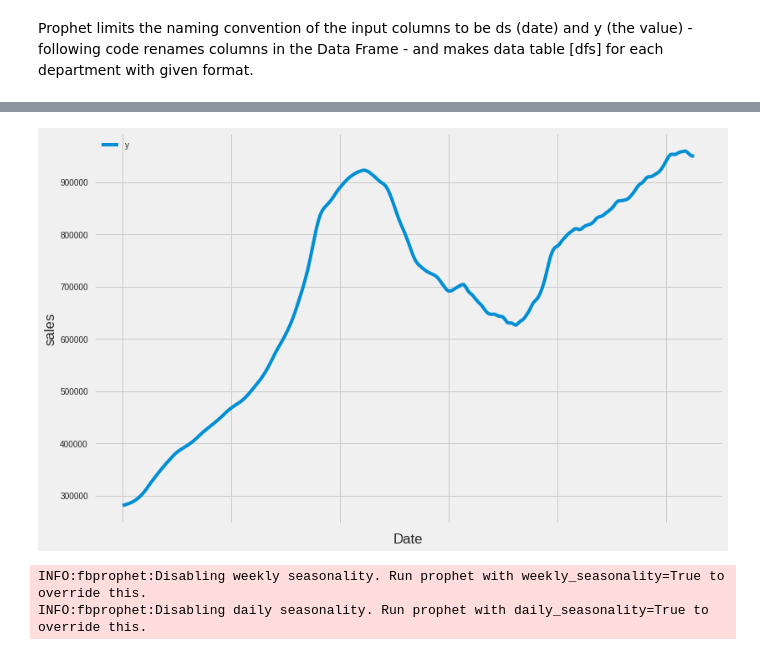
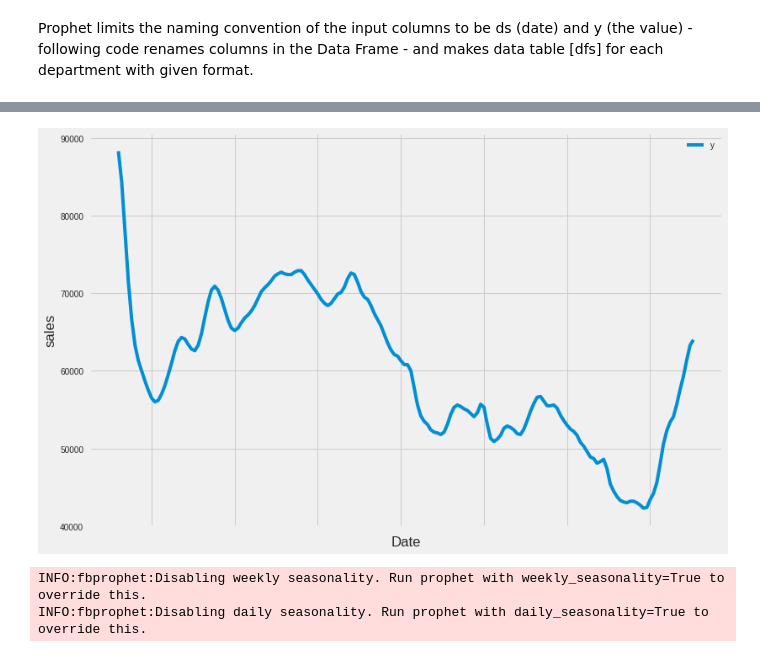
Before and after one commit to jaymahapatra/IST-718-Lab-6, a Jupyter notebook: Lab 6.ipynb, the cells around one changed output, grey strips where cells are left out. Drawn from its saved outputs; the diff is of its cells as text; code cells hidden in the pictures.

```diff
--- a/Lab 6.ipynb
+++ b/Lab 6.ipynb
@@ -470,14 +487,13 @@ valdosta = valdosta.T
 valdosta.index = pd.to_datetime(valdosta.index)
 valdosta.head()
 
-Rename columns for prophet
+#Rename columns for prophet
 valdosta = valdosta.rename(index=str, columns={"31601": "y", "RegionName": "ds"})
 valdosta.head()
 
 #Scrub - Thank you Beth!
-#spri =  spri[spri.columns[0]]
-
-#spri = pd.DataFrame(spri).reset_index()
-#spri.columns=['ds','y']
-#spri.head()
+valdosta =  valdosta[valdosta.columns[0]]
+valdosta = pd.DataFrame(valdosta).reset_index()
+valdosta.columns=['ds','y']
+valdosta.head()
 # %% [output]
@@ -498,13 +506,9 @@ valdosta.head()
 # %%
-#ax = df.set_index('ds').plot(figsize=(12, 8))
-#ax.set_ylabel('Weekly Sales of Beverages')
-#ax.set_xlabel('Date')
-#plt.show()
-
-ax = spri.set_index('ds').plot(figsize=(12, 8))
+#Graph of Valdosta Time Series
+ax = valdosta.set_index('ds').plot(figsize=(12, 8))
 ax.set_ylabel('sales')
 ax.set_xlabel('Date')
 plt.show()
 # %% [output]
-[figure, old version]
+[figure, new version]
 # %%
```
Also changed, not shown: parts of 27 cells of this notebook.
